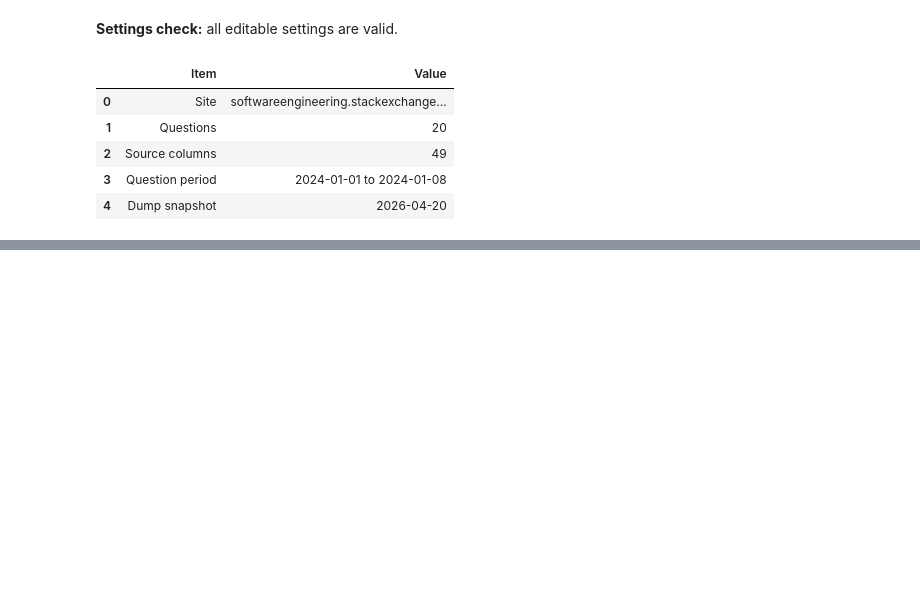
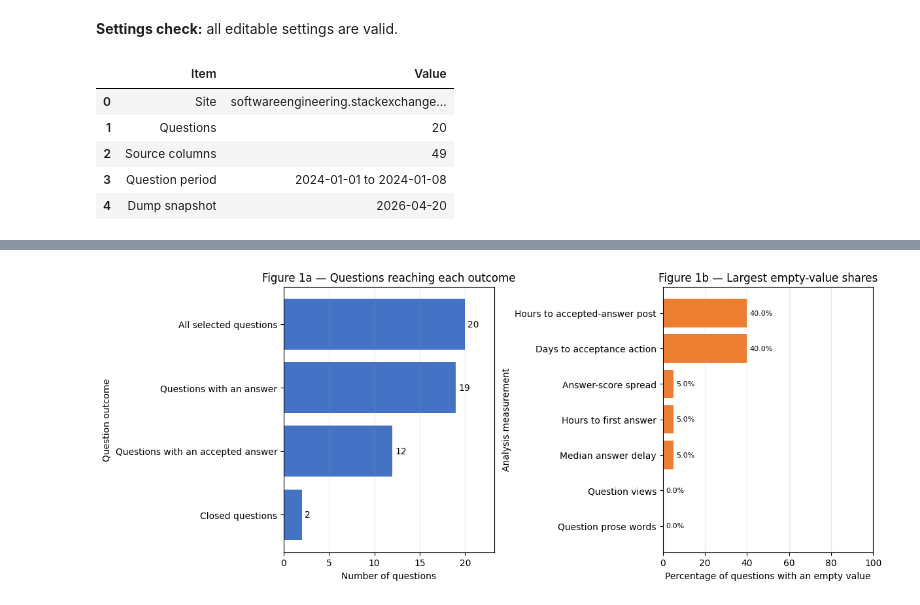
Before and after one commit to thearmankarapetyan/stackexchange-difficulty, a Jupyter notebook: notebooks/stackexchange_eda.ipynb, the cells around one changed output, grey strips where cells are left out. Drawn from its saved outputs; the diff is of its cells as text; code cells hidden in the pictures; blank space fills up the shorter version.

```diff
--- a/notebooks/stackexchange_eda.ipynb
+++ b/notebooks/stackexchange_eda.ipynb
@@ -146,17 +152,23 @@ expected_stackexchange_flag = data["stackexchange_answer_count"].gt(0).astype("b
 expected_stackexchange_flag[data["stackexchange_answer_count"].isna()] = pd.NA
 if not data["has_stackexchange_answer"].equals(expected_stackexchange_flag):
     raise ValueError("has_stackexchange_answer disagrees with stackexchange_answer_count")
-
 expected_available_flag = data["available_answer_count"].gt(0).astype("boolean")
 if not data["has_available_answer"].equals(expected_available_flag):
     raise ValueError("has_available_answer disagrees with available_answer_count")
-
 if data["question_id"].isna().any() or data["question_id"].duplicated().any():
     raise ValueError("Question identifiers must be present and unique")
-if (data["observation_days_at_dump"] < 0).any():
-    raise ValueError("observation_days_at_dump contains a negative value")
-if (data["time_to_first_answer_hours"].dropna() < 0).any():
-    raise ValueError("time_to_first_answer_hours contains a negative value")
+
+nonnegative_columns = [
+    "question_view_count", "question_word_count", "code_character_count",
+    "link_count", "image_count", "tag_count", "available_answer_count",
+    "time_to_first_answer_hours", "median_answer_response_hours",
+    "time_to_eventually_accepted_answer_post_hours", "days_to_acceptance",
+    "answer_score_spread", "available_question_comment_count",
+    "comments_before_first_answer", "observation_days_at_dump",
+]
+for column in nonnegative_columns:
+    if (data[column].dropna() < 0).any():
+        raise ValueError(f"{column} contains a negative value")
 
 sites = data["site"].dropna().unique()
 if len(sites) != 1:
@@ -164,8 +176,9 @@ if len(sites) != 1:
 snapshot_dates = data["dump_snapshot_date"].dropna().dt.normalize().unique()
 if len(snapshot_dates) != 1:
     raise ValueError(f"Expected one dump snapshot date, found {len(snapshot_dates)}")
-if (data["question_creation_datetime"] > data["dump_snapshot_date"]).any():
-    raise ValueError("A question creation date occurs after the dump snapshot")
+for column in ["question_creation_datetime", "first_answer_creation_datetime", "acceptance_date", "closed_datetime"]:
+    if (data[column].dropna() > data["dump_snapshot_date"].max()).any():
+        raise ValueError(f"{column} contains a date after the dump snapshot")
 
 data["has_accepted_answer"] = data["accepted_answer_id"].notna()
 data["is_closed"] = data["closed_datetime"].notna()
@@ -669,0 +243,22 @@ display(Markdown(
+# %%
+fig, axes = plt.subplots(1, 2, figsize=(12, 4.8), layout="constrained")
+bars = axes[0].barh(status_counts.index, status_counts.values, color="#4472C4")
+axes[0].invert_yaxis()
+axes[0].set_title("Figure 1a — Questions reaching each outcome")
+axes[0].set_xlabel("Number of questions")
+axes[0].set_ylabel("Question outcome")
+axes[0].grid(axis="x", alpha=0.25)
+axes[0].bar_label(bars, labels=[f"{value:,}" for value in status_counts.values], padding=3)
+axes[0].set_xlim(0, max(1, status_counts.max() * 1.16))
+
+missing_to_plot = missing_percentages.sort_values()
+bars = axes[1].barh(missing_to_plot.index, missing_to_plot.values, color="#ED7D31")
+axes[1].set_title("Figure 1b — Largest empty-value shares")
+axes[1].set_xlabel("Percentage of questions with an empty value")
+axes[1].set_ylabel("Analysis measurement")
+axes[1].set_xlim(0, 100)
+axes[1].grid(axis="x", alpha=0.25)
+axes[1].bar_label(bars, labels=[f"{value:.1f}%" for value in missing_to_plot.values], padding=3, fontsize=8)
+plt.show()
+# %% [output]
+[figure, added]
```
Also changed, not shown: parts of 50 cells of this notebook, 3 other files.
